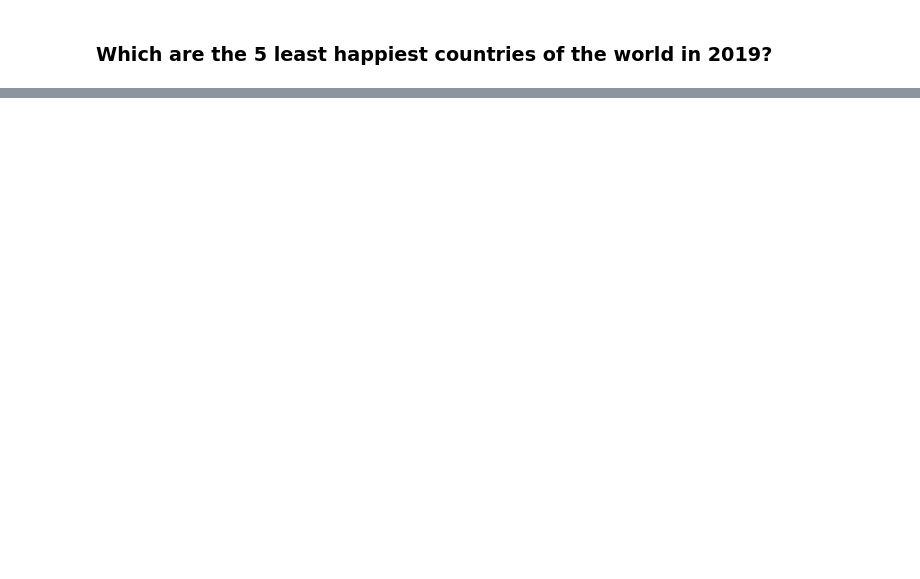
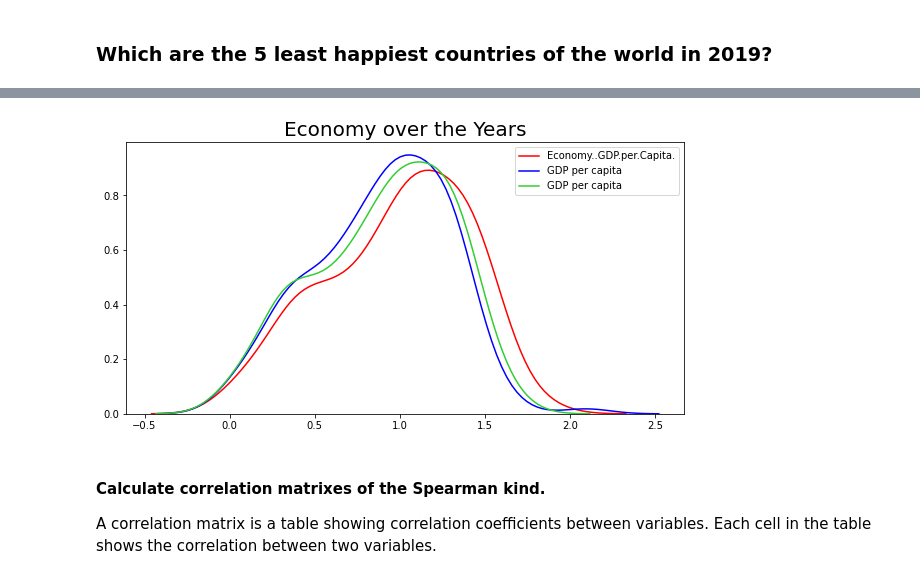
Before and after one commit to write2sushma/Capstone-14, a Jupyter notebook: happiness_report.ipynb, the cells around one changed output, grey strips where cells are left out. Saved outputs shown, nothing was run; the diff lists cells and outputs as text; code cells hidden in the pictures; blank space fills up the shorter version.

```diff
--- a/happiness_report.ipynb
+++ b/happiness_report.ipynb
@@ -114,0 +202,13 @@ Some visuals:
+# %%
+plt.figure(figsize=(10,5))
+sns.kdeplot(df_2017['Economy..GDP.per.Capita.'],color='red')
+sns.kdeplot(df_2018['GDP per capita'],color='blue')
+sns.kdeplot(df_2019['GDP per capita'],color='limegreen')
+plt.title('Economy over the Years',size=20)
+plt.show()
+# %% [output]
+[figure, added]
+# %% [markdown]
+#### Calculate correlation matrixes of the Spearman kind.
+A correlation matrix is a table showing correlation coefficients between variables.
+Each cell in the table shows the correlation between two variables.
```
Also changed, not shown: parts of 23 cells of this notebook, 5 other files.
